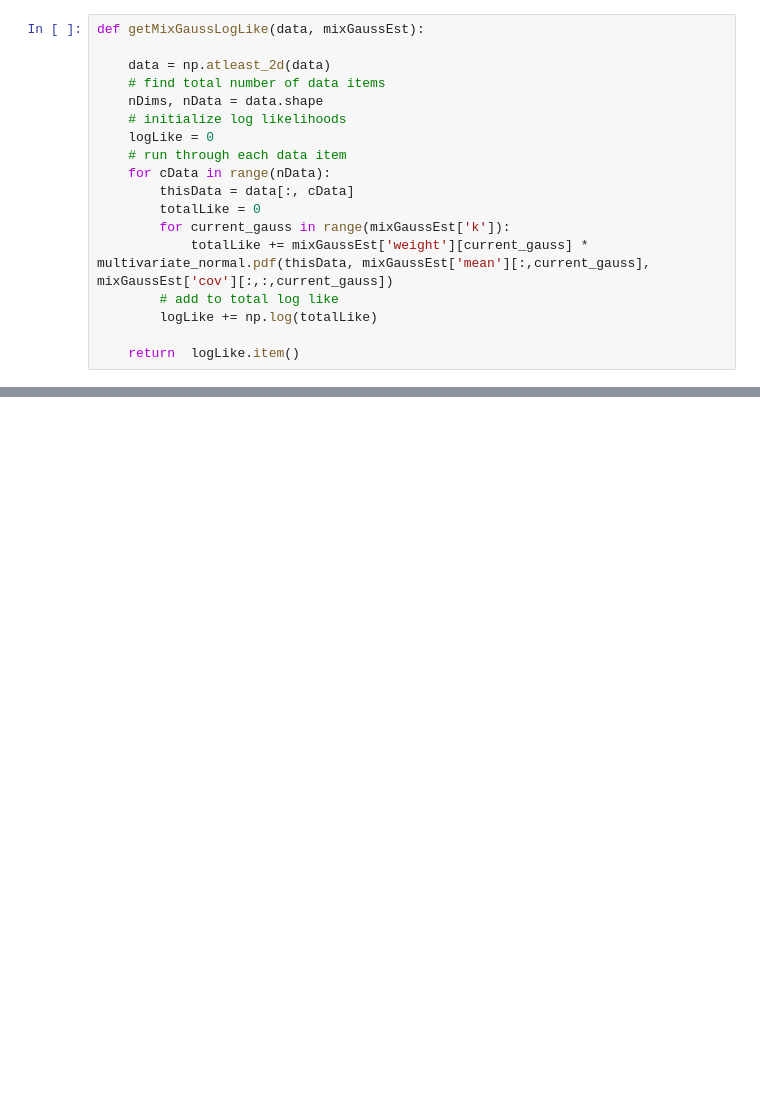
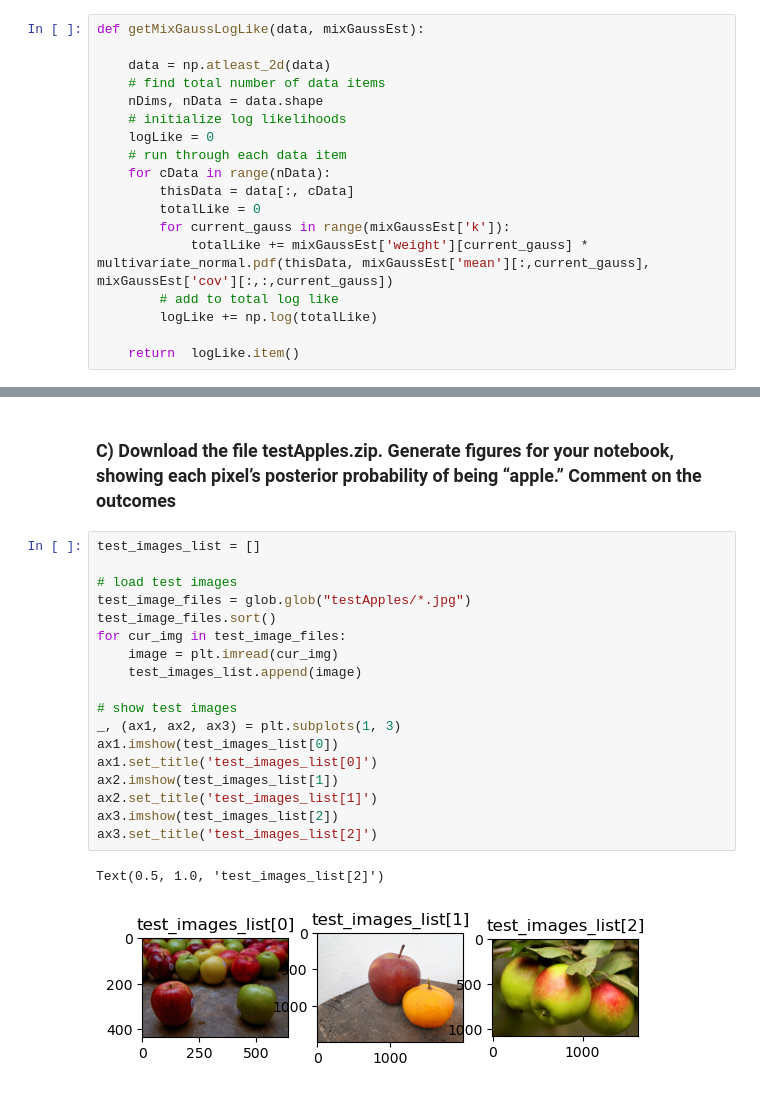
Before and after one commit to swirling-wind/MachineVision_CourseWork01, a Jupyter notebook: practicalMixGauss_Apples.ipynb, the cells around one changed output, grey strips where cells are left out. Saved outputs shown, nothing was run; the diff lists cells and outputs as text; blank space fills up the shorter version.

```diff
--- a/practicalMixGauss_Apples.ipynb
+++ b/practicalMixGauss_Apples.ipynb
@@ -148,0 +161,23 @@ plt.show()
+# %% [markdown]
+### C) Download the file testApples.zip. Generate figures for your notebook, showing each pixel’s posterior probability of being “apple.” Comment on the outcomes
+# %%
+test_images_list = []
+
+# load test images
+test_image_files = glob.glob("testApples/*.jpg")
+test_image_files.sort()
+for cur_img in test_image_files:
+    image = plt.imread(cur_img)
+    test_images_list.append(image)
+
+# show test images
+_, (ax1, ax2, ax3) = plt.subplots(1, 3)
+ax1.imshow(test_images_list[0])
+ax1.set_title('test_images_list[0]')
+ax2.imshow(test_images_list[1])
+ax2.set_title('test_images_list[1]')
+ax3.imshow(test_images_list[2])
+ax3.set_title('test_images_list[2]')
+# %% [output]
+Text(0.5, 1.0, 'test_images_list[2]')
+[figure, added]
```
Also changed, not shown: parts of 11 cells of this notebook.
